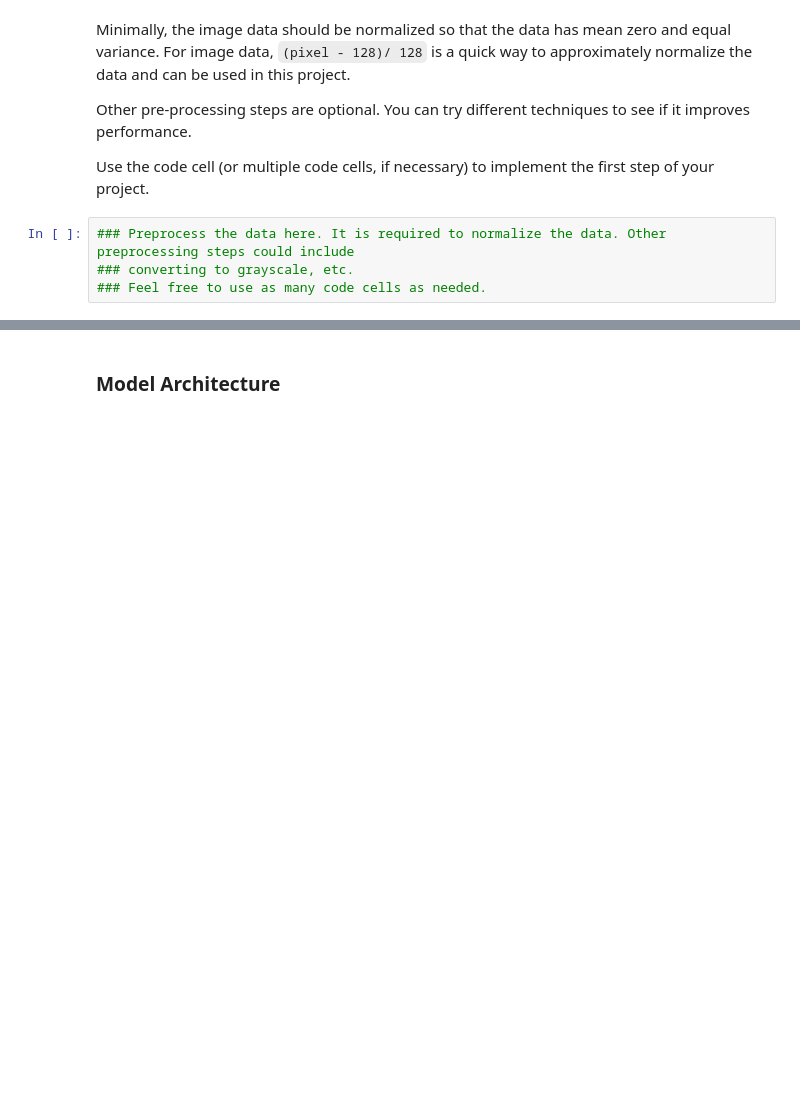
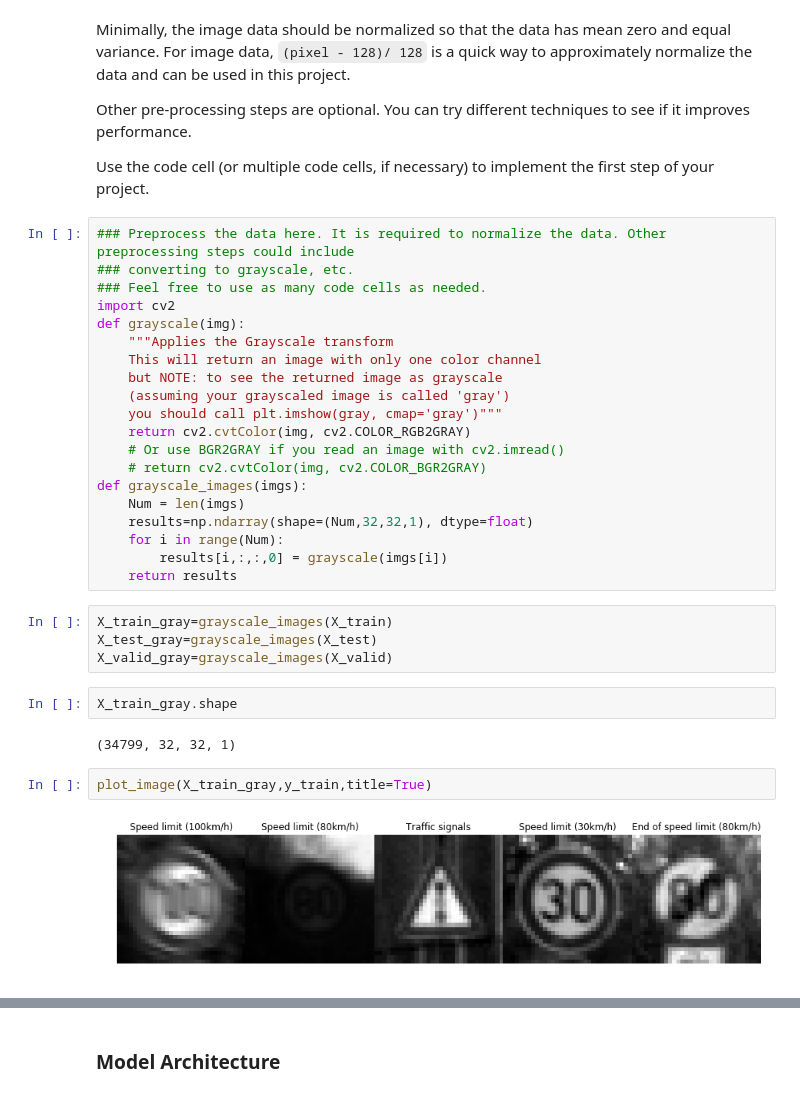
Before and after one commit to kdsian/CarND-P2-Traffic-Sign-Classifier, a Jupyter notebook: Traffic_Sign_Classifier.ipynb, the cells around one changed output, grey strips where cells are left out. Saved outputs shown, nothing was run; the diff lists cells and outputs as text; blank space fills up the shorter version.

```diff
--- a/Traffic_Sign_Classifier.ipynb
+++ b/Traffic_Sign_Classifier.ipynb
@@ -139,7 +166,35 @@ Minimally, the image data should be normalized so that the data has mean zero an
 Other pre-processing steps are optional. You can try different techniques to see if it improves performance.
 
 Use the code cell (or multiple code cells, if necessary) to implement the first step of your project.
-# %%
-### Preprocess the data here. It is required to normalize the data. Other preprocessing steps could include
-### converting to grayscale, etc.
-### Feel free to use as many code cells as needed.
+# %%
+### Preprocess the data here. It is required to normalize the data. Other preprocessing steps could include
+### converting to grayscale, etc.
+### Feel free to use as many code cells as needed.
+import cv2
+def grayscale(img):
+    """Applies the Grayscale transform
+    This will return an image with only one color channel
+    but NOTE: to see the returned image as grayscale
+    (assuming your grayscaled image is called 'gray')
+    you should call plt.imshow(gray, cmap='gray')"""
+    return cv2.cvtColor(img, cv2.COLOR_RGB2GRAY)
+    # Or use BGR2GRAY if you read an image with cv2.imread()
+    # return cv2.cvtColor(img, cv2.COLOR_BGR2GRAY)
+def grayscale_images(imgs):
+    Num = len(imgs)
+    results=np.ndarray(shape=(Num,32,32,1), dtype=float)
+    for i in range(Num):
+        results[i,:,:,0] = grayscale(imgs[i])
+    return results
+# %%
+X_train_gray=grayscale_images(X_train)
+X_test_gray=grayscale_images(X_test)
+X_valid_gray=grayscale_images(X_valid)
+# %%
+X_train_gray.shape
+# %% [output]
+(34799, 32, 32, 1)
+# %%
+plot_image(X_train_gray,y_train,title=True)
+# %% [output]
+[figure, added]
```
Also changed, not shown: parts of 35 cells of this notebook, 16 other files.
